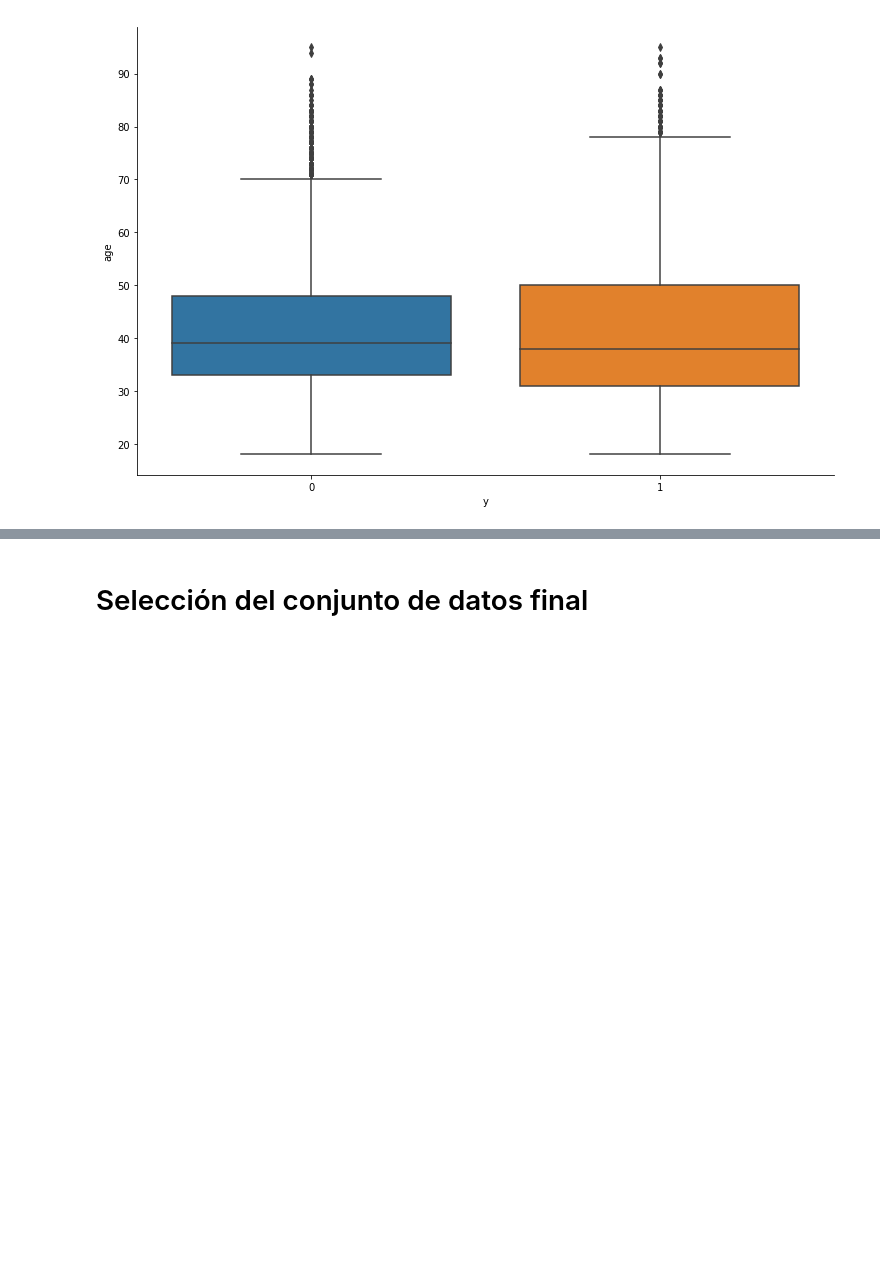
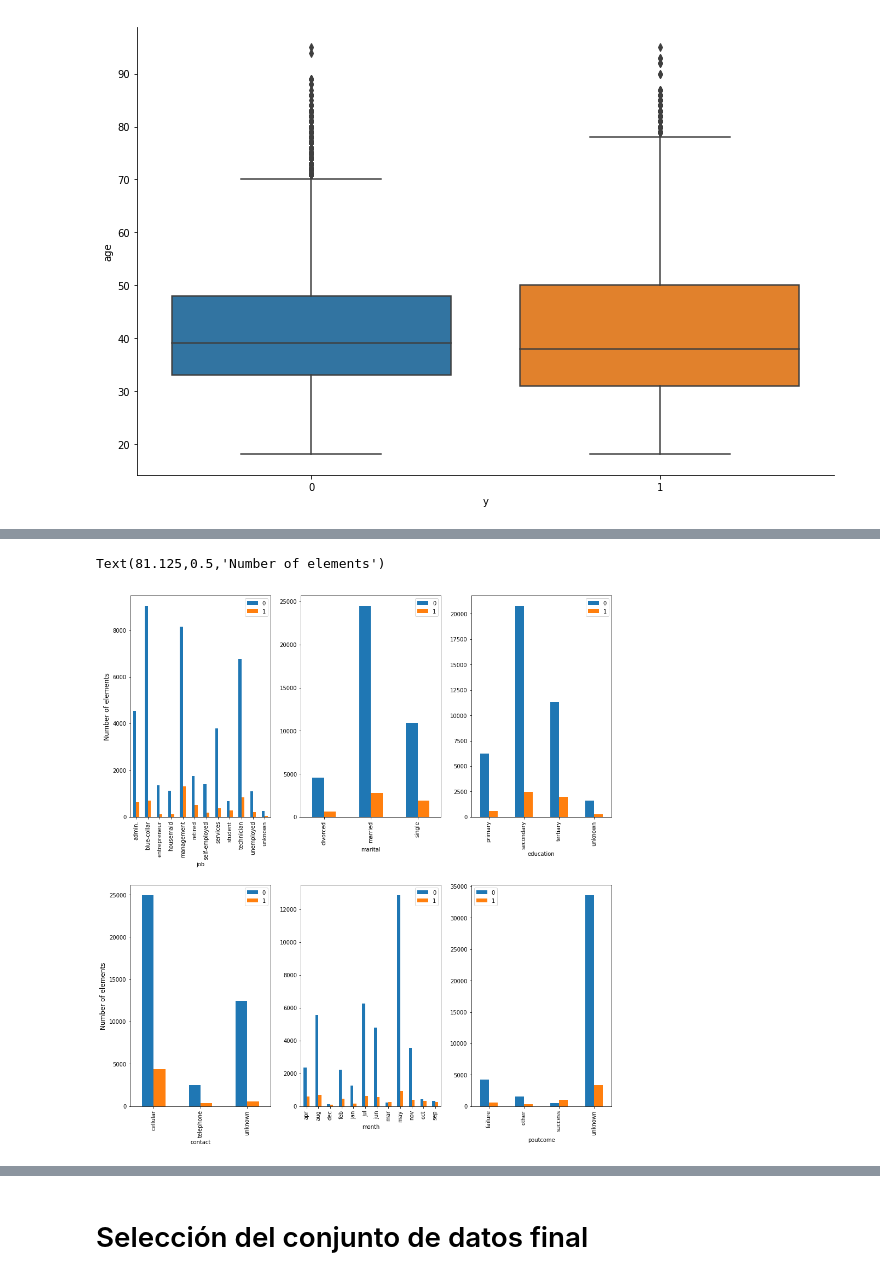
Before and after one commit to JoanMartin/UIB-MasterInBigData, a Jupyter notebook: Statistical-Learning-and-Decision-Making-II/Bank classification/Bank Classification.ipynb, the cells around one changed output, grey strips where cells are left out. Saved outputs shown, nothing was run; the diff lists cells and outputs as text; code cells hidden in the pictures; blank space fills up the shorter version.

Commit message:
Bank classification - Analisis of descriptive features

```diff
--- a/Statistical-Learning-and-Decision-Making-II/Bank classification/Bank Classification.ipynb
+++ b/Statistical-Learning-and-Decision-Making-II/Bank classification/Bank Classification.ipynb
@@ -340,0 +357,17 @@ sns.factorplot(kind='box',
+# %%
+descriptive_features = ['job', 'marital', 'education', 'contact', 'month', 'poutcome']
+
+fig, axis = plt.subplots(ncols=3, nrows=2)
+plt.tight_layout(h_pad=5, w_pad=2)
+
+for i, ax in enumerate(fig.axes):
+    temp = df[[descriptive_features[i], 'y']].groupby([descriptive_features[i], 'y']).size().unstack()
+
+    temp.plot(kind='bar', legend=True, ax=ax, figsize=(13, 14))
+    ax.legend(["0", "1"])
+
+axis[0][0].set_ylabel("Number of elements", fontsize=12)
+axis[1][0].set_ylabel("Number of elements", fontsize=12)
+# %% [output]
+Text(81.125,0.5,'Number of elements')
+[figure, added]
```
Also changed, not shown: parts of 7 cells of this notebook.
